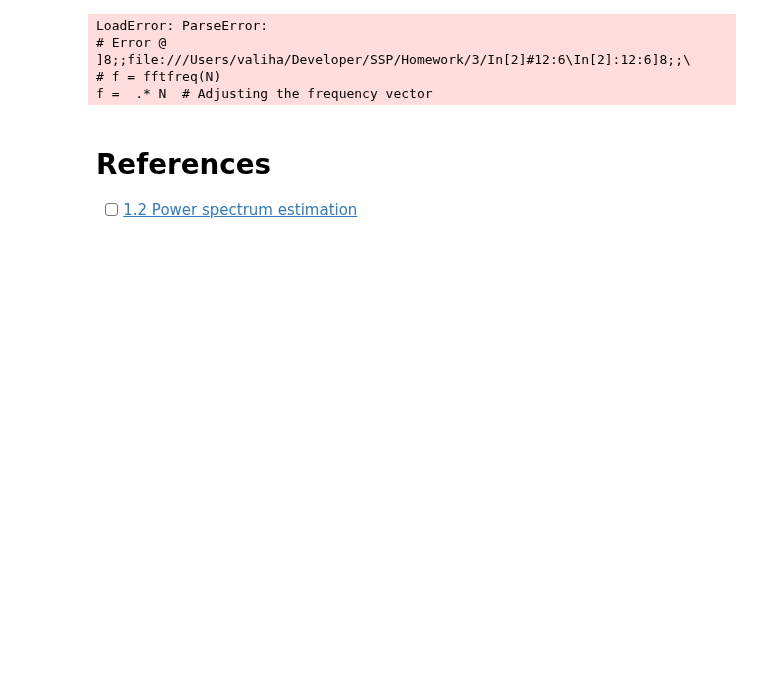
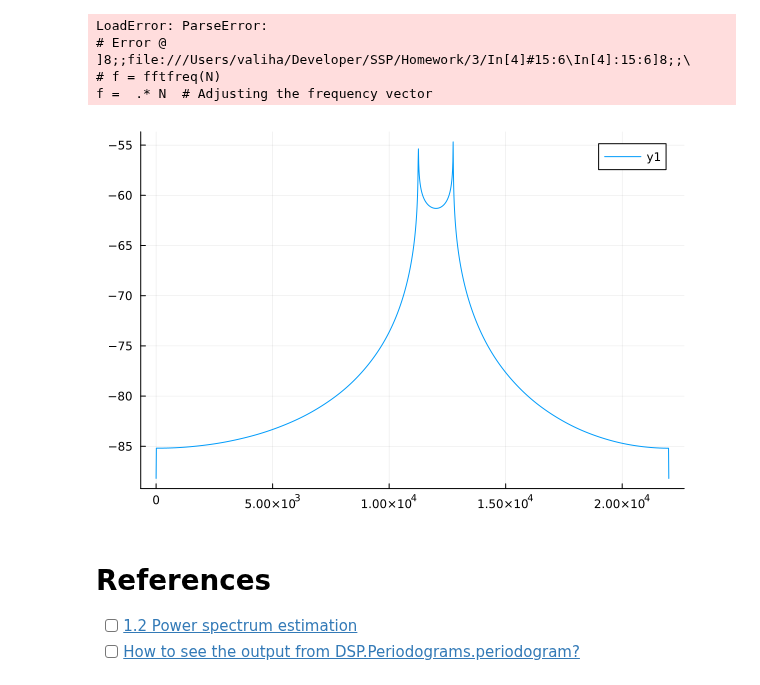
Before and after one commit to setrar/SSP, a Jupyter notebook: Homework/3/periodogram.ipynb, the cells around one changed output. Saved outputs shown, nothing was run; the diff lists cells and outputs as text; code cells hidden in the pictures; blank space fills up the shorter version.

```diff
--- a/Homework/3/periodogram.ipynb
+++ b/Homework/3/periodogram.ipynb
@@ -5,8 +6,9 @@ using Plots
 # %%
+N = 2000
+μ, σ = 0.0, 1.0  # Mean and standard deviation of the normal distribution
+𝑁 = Normal(μ, σ)
+x = rand(𝑁, N)
 
-N = 2000
-a = -0.8
-x = randn(N)
 y = filt([1], [1, a], x)
 Yf = fft(y)
 Py = 1 / N * abs.(Yf).^2
@@ -21,9 +23,26 @@ plot(f, -10 * log10.(abs2.(fftshift(Py))), alpha=0.65, label="Periodogram")
 plot!(f, fftshift(Sy), color="yellow", lw=2, label="True spectrum")
 # %% [output]
 LoadError: ParseError:
-# Error @ ]8;;file:///Users/valiha/Developer/SSP/Homework/3/In[2]#12:6\In[2]:12:6]8;;\
+# Error @ ]8;;file:///Users/valiha/Developer/SSP/Homework/3/In[4]#15:6\In[4]:15:6]8;;\
 # f = fftfreq(N)
 f =  .* N  # Adjusting the frequency vector
+# %%
+using DSP, Plots
+
+fs = 44_000;
+fc = 12_000;
+t = 0:1/fs:1024*(1/fc)
+
+m = sinc.(fc/8*t)
+
+y = cos.(2*pi*fc*t) .* m
+
+Y = periodogram(y; fs=fs)
+
+plot(Y.freq, DSP.pow2db.(Y.power))
+# %% [output]
+[figure, added]
 # %% [markdown]
 # References
 - [ ] [1.2  Power spectrum estimation](https://perso.esiee.fr/~bercherj/Lectures_SignalProcessing/Lecture3_RandomSignals.html#Power-spectrum-estimation)
+- [ ] [How to see the output from DSP.Periodograms.periodogram?](https://discourse.julialang.org/t/how-to-see-the-output-from-dsp-periodograms-periodogram/26732/2)
```
Also changed, not shown: parts of 1 cell of this notebook, 2 other files.
